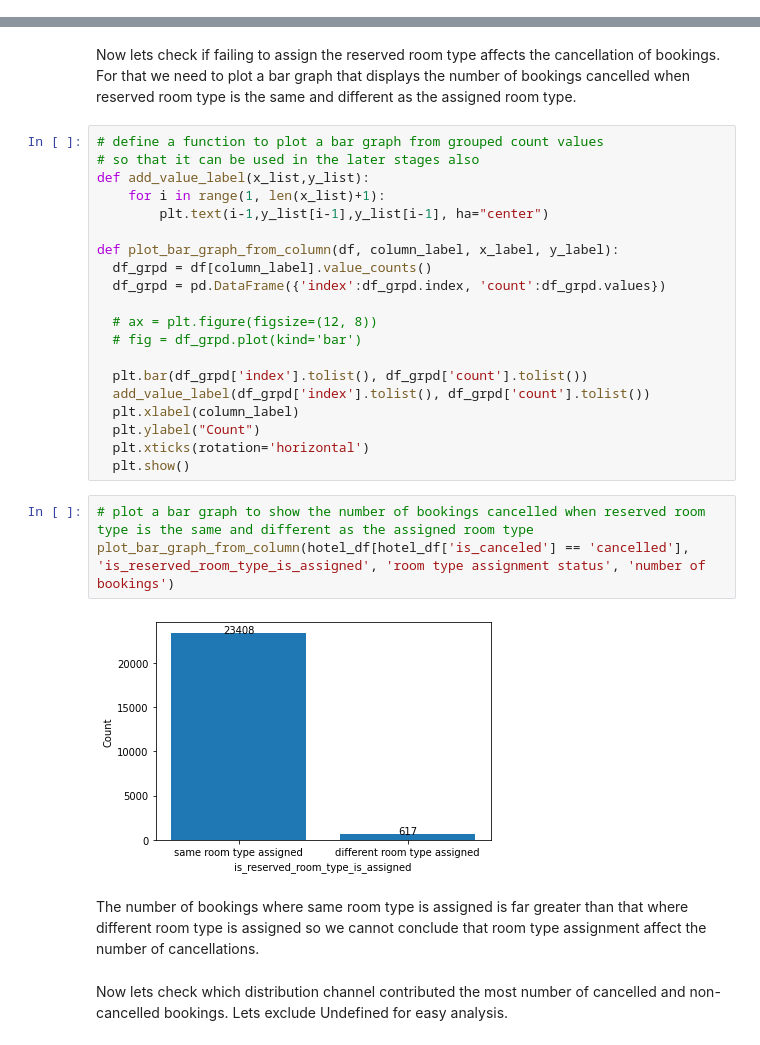
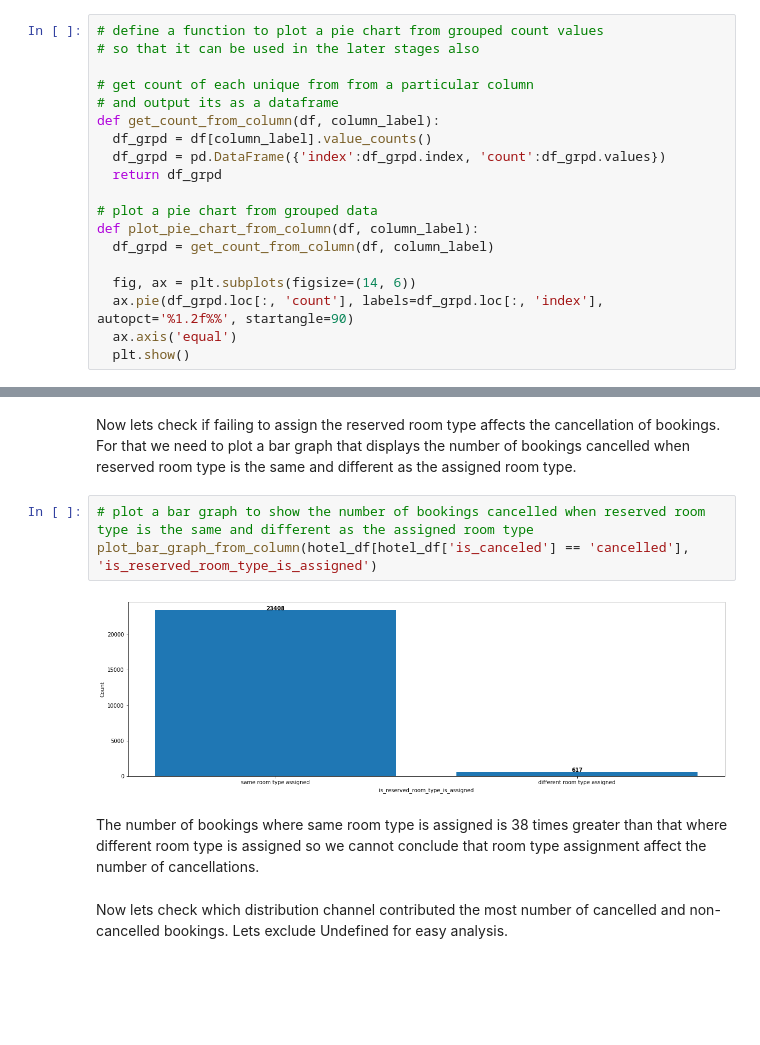
Before and after one commit to connect-midhunr/eda-hotel-booking, a Jupyter notebook: EDA_Hotel_Booking_Analysis_Capstone_Project.ipynb, the cells around one changed output, grey strips where cells are left out. Cells and saved outputs as stored; diff of their text form; blank space fills up the shorter version.

```diff
--- a/EDA_Hotel_Booking_Analysis_Capstone_Project.ipynb
+++ b/EDA_Hotel_Booking_Analysis_Capstone_Project.ipynb
@@ -408,5 +406,24 @@ def plot_pie_chart_from_column(df, column_label):
 # %% [markdown]
 Lets find out the % of bookings in each hotel.
+# %%
+# define a function to plot a pie chart from grouped count values
+# so that it can be used in the later stages also
+
+# get count of each unique from from a particular column
+# and output its as a dataframe
+def get_count_from_column(df, column_label):
+  df_grpd = df[column_label].value_counts()
+  df_grpd = pd.DataFrame({'index':df_grpd.index, 'count':df_grpd.values})
+  return df_grpd
+
+# plot a pie chart from grouped data
+def plot_pie_chart_from_column(df, column_label):
+  df_grpd = get_count_from_column(df, column_label)
+
+  fig, ax = plt.subplots(figsize=(14, 6))
+  ax.pie(df_grpd.loc[:, 'count'], labels=df_grpd.loc[:, 'index'], autopct='%1.2f%%', startangle=90)
+  ax.axis('equal')
+  plt.show()
 # %%
 # plot a pie chart to show % of bookings from each hotel
 plot_pie_chart_from_column(hotel_df, 'hotel')
@@ -511,33 +641,13 @@ plt.show()
 Density plot of lead time and number of days in waiting list peaks at the same point for both cancelled and non-cancelled bookings and they also attain almost identical shape. Thus we can conclude that lead time and number of days in waiting list does not affect cancellation of bookings.
 # %% [markdown]
 Now lets check if failing to assign the reserved room type affects the cancellation of bookings. For that we need to plot a bar graph that displays the number of bookings cancelled when reserved room type is the same and different as the assigned room type.
-# %%
-# define a function to plot a bar graph from grouped count values
-# so that it can be used in the later stages also
-def add_value_label(x_list,y_list):
-    for i in range(1, len(x_list)+1):
-        plt.text(i-1,y_list[i-1],y_list[i-1], ha="center")
-
-def plot_bar_graph_from_column(df, column_label, x_label, y_label):
-  df_grpd = df[column_label].value_counts()
-  df_grpd = pd.DataFrame({'index':df_grpd.index, 'count':df_grpd.values})
-
-  # ax = plt.figure(figsize=(12, 8))
-  # fig = df_grpd.plot(kind='bar')
-
-  plt.bar(df_grpd['index'].tolist(), df_grpd['count'].tolist())
-  add_value_label(df_grpd['index'].tolist(), df_grpd['count'].tolist())
-  plt.xlabel(column_label)
-  plt.ylabel("Count")
-  plt.xticks(rotation='horizontal')
-  plt.show()
 # %%
 # plot a bar graph to show the number of bookings cancelled when reserved room type is the same and different as the assigned room type
-plot_bar_graph_from_column(hotel_df[hotel_df['is_canceled'] == 'cancelled'], 'is_reserved_room_type_is_assigned', 'room type assignment status', 'number of bookings')
+plot_bar_graph_from_column(hotel_df[hotel_df['is_canceled'] == 'cancelled'], 'is_reserved_room_type_is_assigned')
 # %% [output]
-[figure, old version]
+[figure, new version]
 # %% [markdown]
-The number of bookings where same room type is assigned is far greater than that where different room type is assigned so we cannot conclude that room type assignment affect the number of cancellations.
+The number of bookings where same room type is assigned is 38 times greater than that where different room type is assigned so we cannot conclude that room type assignment affect the number of cancellations.
 # %% [markdown]
 Now lets check which distribution channel contributed the most number of cancelled and non-cancelled bookings. Lets exclude Undefined for easy analysis.
 # %%
```
Also changed, not shown: parts of 28 cells of this notebook.
